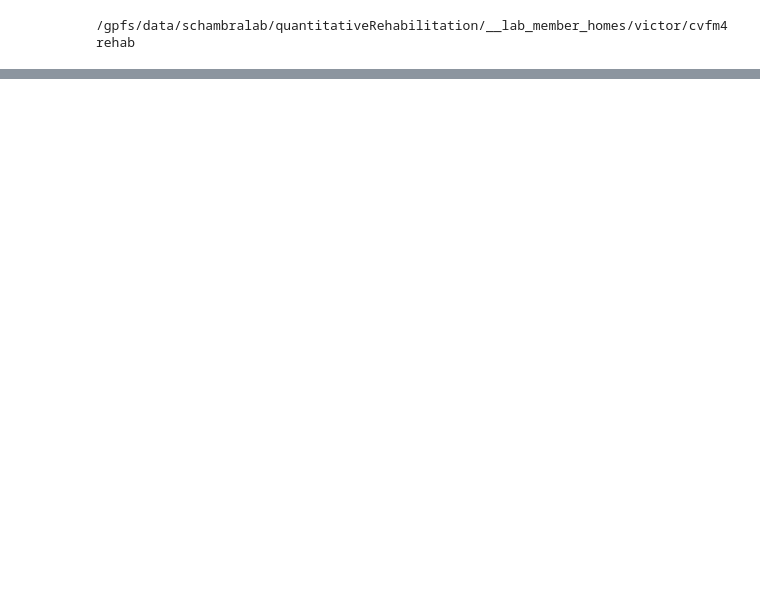
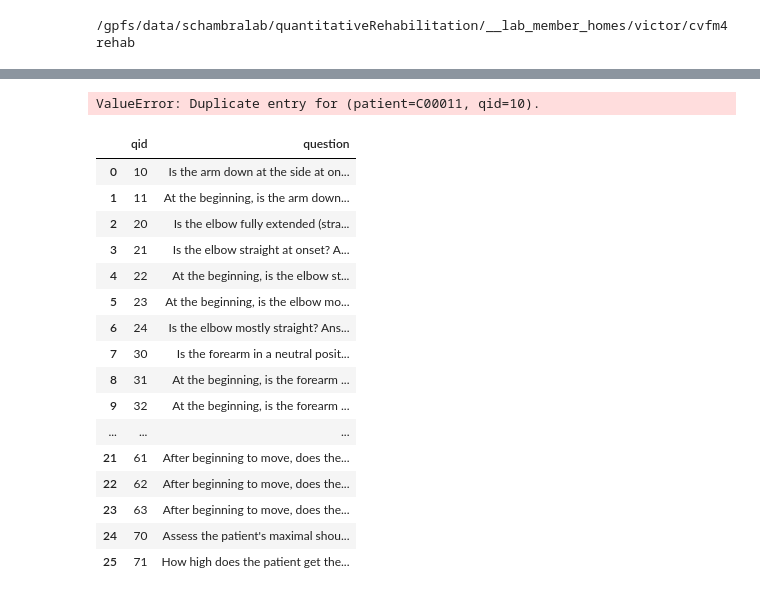
Before and after one commit to livctr/vlms4rehab, a Jupyter notebook: postprocess/ia/eval.ipynb, the cells around one changed output, grey strips where cells are left out. Saved outputs shown, nothing was run; the diff lists cells and outputs as text; code cells hidden in the pictures; blank space fills up the shorter version.

```diff
--- a/postprocess/ia/eval.ipynb
+++ b/postprocess/ia/eval.ipynb
@@ -100,3 +83,31 @@ pivot_fm_scores(df)
 # %%
-df = answers_for_model(model=MODEL, tasks=task2)
-pivot_answers(df).to_csv("scrap.csv", index=True)
+df = answers_for_model(model=MODEL, tasks=("strokerehab_ia3_3_30",))
+patient_order = ['C00011', 'S0005', 'S0001', 'S00021']
+patient_order = [p + '_answer' for p in patient_order]
+pivot_answers(df)[patient_order]
+# %% [output]
+ValueError: Duplicate entry for (patient=C00011, qid=10).
+# %%
+import pandas as pd
+from data.utils_strokerehab import DataPaths
+pd.set_option("display.max_colwidth", None)
+df = pd.read_csv("./data/ia/fm_item_questions3.csv")
+df[df['fm_video'].str.contains("13")][['qid','question']]
+# %% [output]
+|  | qid | question |
+| 0 | 10 | Is the arm down at the side at on... |
+| 1 | 11 | At the beginning, is the arm down... |
+| 2 | 20 | Is the elbow fully extended (stra... |
+| 3 | 21 | Is the elbow straight at onset? A... |
+| 4 | 22 | At the beginning, is the elbow st... |
+| 5 | 23 | At the beginning, is the elbow mo... |
+| 6 | 24 | Is the elbow mostly straight? Ans... |
+| 7 | 30 | Is the forearm in a neutral posit... |
+| 8 | 31 | At the beginning, is the forearm ... |
+| 9 | 32 | At the beginning, is the forearm ... |
+| ... | ... | ... |
+| 21 | 61 | After beginning to move, does the... |
+| 22 | 62 | After beginning to move, does the... |
+| 23 | 63 | After beginning to move, does the... |
+| 24 | 70 | Assess the patient's maximal shou... |
+| 25 | 71 | How high does the patient get the... |
```
Also changed, not shown: parts of 2 cells of this notebook, 7 other files.
